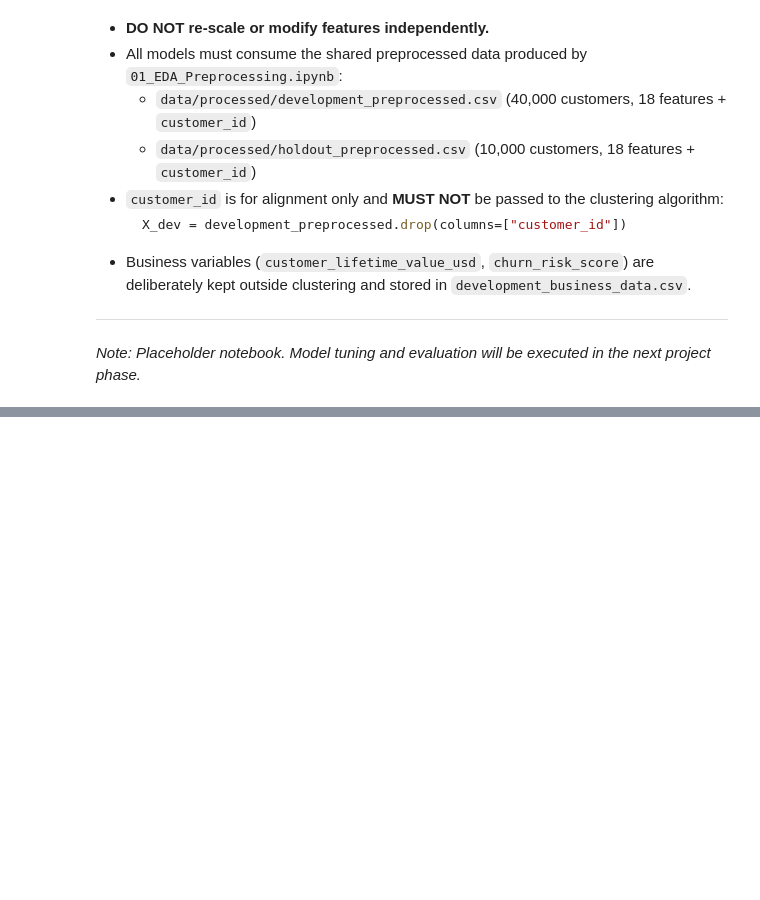
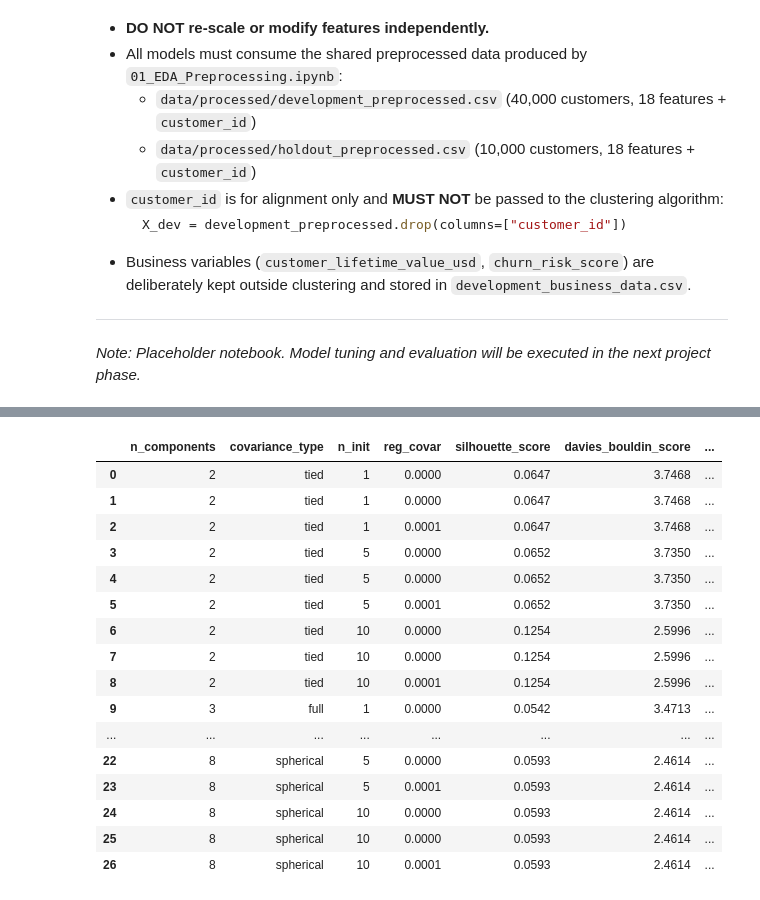
Before and after one commit to ashi00112/soft-ecommerce-customer-segmentation, a Jupyter notebook: notebooks/03_GMM.ipynb, the cells around one changed output, grey strips where cells are left out. Drawn from its saved outputs; the diff is of its cells as text; code cells hidden in the pictures; blank space fills up the shorter version.

```diff
--- a/notebooks/03_GMM.ipynb
+++ b/notebooks/03_GMM.ipynb
@@ -44,0 +957,78 @@ print("Processed data dir:", PROCESSED_DATA_DIR)
+# %%
+shortlisted_models = [
+    (2, "tied"),
+    (3, "full"),
+    (8, "spherical")
+]
+
+n_init_values = [1, 5, 10]
+
+reg_covar_values = [
+    1e-6,
+    1e-5,
+    1e-4
+]
+
+tuning_results = []
+
+for n_components, covariance_type in shortlisted_models:
+
+    for n_init in n_init_values:
+
+        for reg_covar in reg_covar_values:
+
+            model = GaussianMixture(
+                n_components=n_components,
+                covariance_type=covariance_type,
+                n_init=n_init,
+                reg_covar=reg_covar,
+                random_state=RANDOM_STATE
+            )
+
+            model.fit(X_dev)
+
+            labels = model.predict(X_dev)
+
+            tuning_results.append({
+                "n_components": n_components,
+                "covariance_type": covariance_type,
+                "n_init": n_init,
+                "reg_covar": reg_covar,
+                "silhouette_score": silhouette_score(
+                    X_dev,
+                    labels
+                ),
+                "davies_bouldin_score": davies_bouldin_score(
+                    X_dev,
+                    labels
+                ),
+                "calinski_harabasz_score": calinski_harabasz_score(
+                    X_dev,
+                    labels
+                ),
+                "aic": model.aic(X_dev),
+                "bic": model.bic(X_dev),
+                "converged": model.converged_
+            })
+
+tuning_results_df = pd.DataFrame(tuning_results)
+
+display(tuning_results_df.round(4))
+# %% [output]
+|  | n_components | covariance_type | n_init | reg_covar | silhouette_score | davies_bouldin_score | ... |
+| 0 | 2 | tied | 1 | 0.0000 | 0.0647 | 3.7468 | ... |
+| 1 | 2 | tied | 1 | 0.0000 | 0.0647 | 3.7468 | ... |
+| 2 | 2 | tied | 1 | 0.0001 | 0.0647 | 3.7468 | ... |
+| 3 | 2 | tied | 5 | 0.0000 | 0.0652 | 3.7350 | ... |
+| 4 | 2 | tied | 5 | 0.0000 | 0.0652 | 3.7350 | ... |
+| 5 | 2 | tied | 5 | 0.0001 | 0.0652 | 3.7350 | ... |
+| 6 | 2 | tied | 10 | 0.0000 | 0.1254 | 2.5996 | ... |
+| 7 | 2 | tied | 10 | 0.0000 | 0.1254 | 2.5996 | ... |
+| 8 | 2 | tied | 10 | 0.0001 | 0.1254 | 2.5996 | ... |
+| 9 | 3 | full | 1 | 0.0000 | 0.0542 | 3.4713 | ... |
+| ... | ... | ... | ... | ... | ... | ... | ... |
+| 22 | 8 | spherical | 5 | 0.0000 | 0.0593 | 2.4614 | ... |
+| 23 | 8 | spherical | 5 | 0.0001 | 0.0593 | 2.4614 | ... |
+| 24 | 8 | spherical | 10 | 0.0000 | 0.0593 | 2.4614 | ... |
+| 25 | 8 | spherical | 10 | 0.0000 | 0.0593 | 2.4614 | ... |
+| 26 | 8 | spherical | 10 | 0.0001 | 0.0593 | 2.4614 | ... |
```
Also changed, not shown: parts of 72 cells of this notebook, 3 other files.
